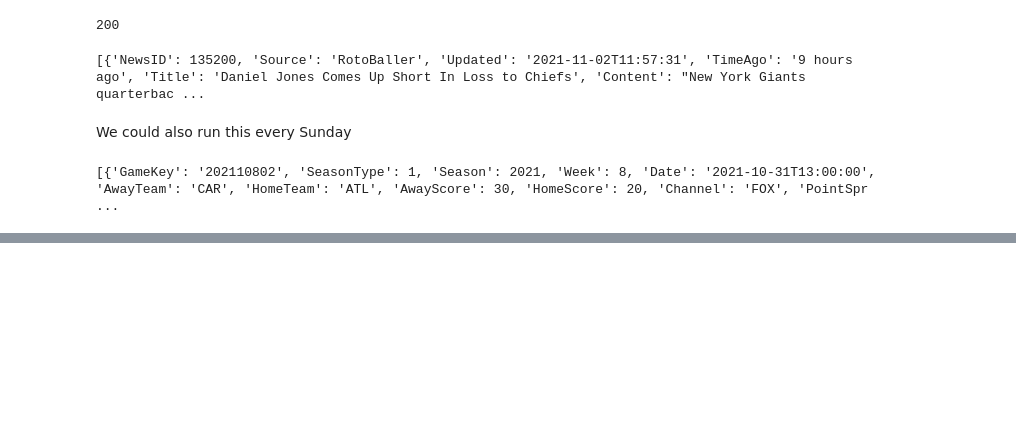
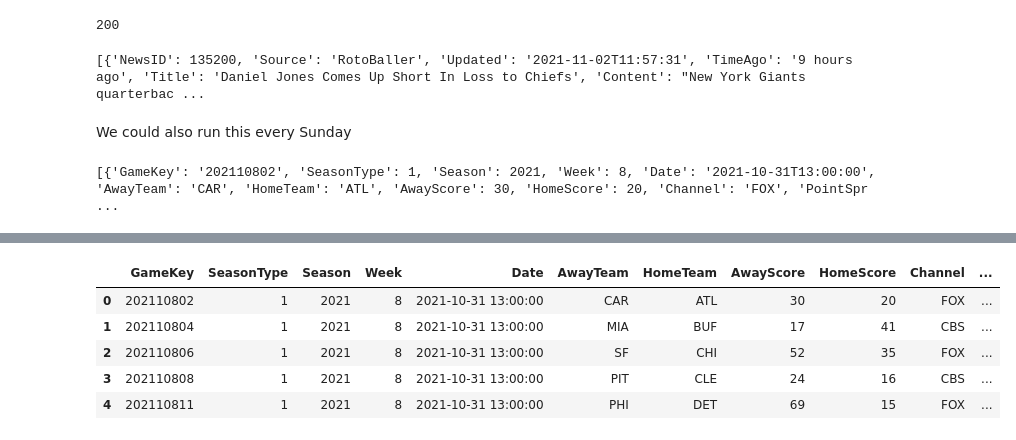
Before and after one commit to bkbormes1/blake_bormes, a Jupyter notebook: API_test.ipynb, the cells around one changed output, grey strips where cells are left out. Drawn from its saved outputs; the diff is of its cells as text; code cells hidden in the pictures; blank space fills up the shorter version.

```diff
--- a/API_test.ipynb
+++ b/API_test.ipynb
@@ -50,3 +33,11 @@ scores_df
 # %%
+# See all column names
 pd.set_option('display.max_columns', None)
-scores.head()
+scores_df.head()
+# %% [output]
+|  | GameKey | SeasonType | Season | Week | Date | AwayTeam | HomeTeam | AwayScore | HomeScore | Channel | ... |
+| 0 | 202110802 | 1 | 2021 | 8 | 2021-10-31 13:00:00 | CAR | ATL | 30 | 20 | FOX | ... |
+| 1 | 202110804 | 1 | 2021 | 8 | 2021-10-31 13:00:00 | MIA | BUF | 17 | 41 | CBS | ... |
+| 2 | 202110806 | 1 | 2021 | 8 | 2021-10-31 13:00:00 | SF | CHI | 52 | 35 | FOX | ... |
+| 3 | 202110808 | 1 | 2021 | 8 | 2021-10-31 13:00:00 | PIT | CLE | 24 | 16 | CBS | ... |
+| 4 | 202110811 | 1 | 2021 | 8 | 2021-10-31 13:00:00 | PHI | DET | 69 | 15 | FOX | ... |
```
Also changed, not shown: parts of 1 cell of this notebook.
